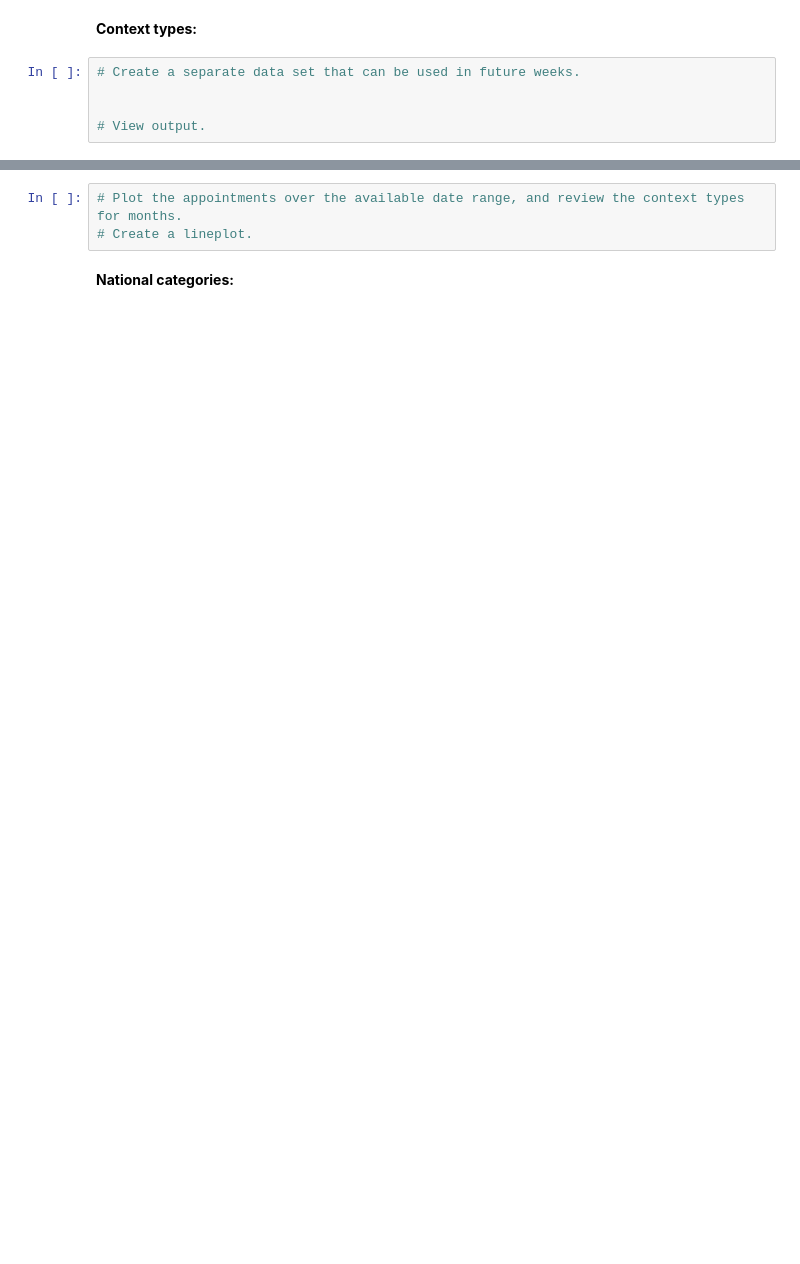
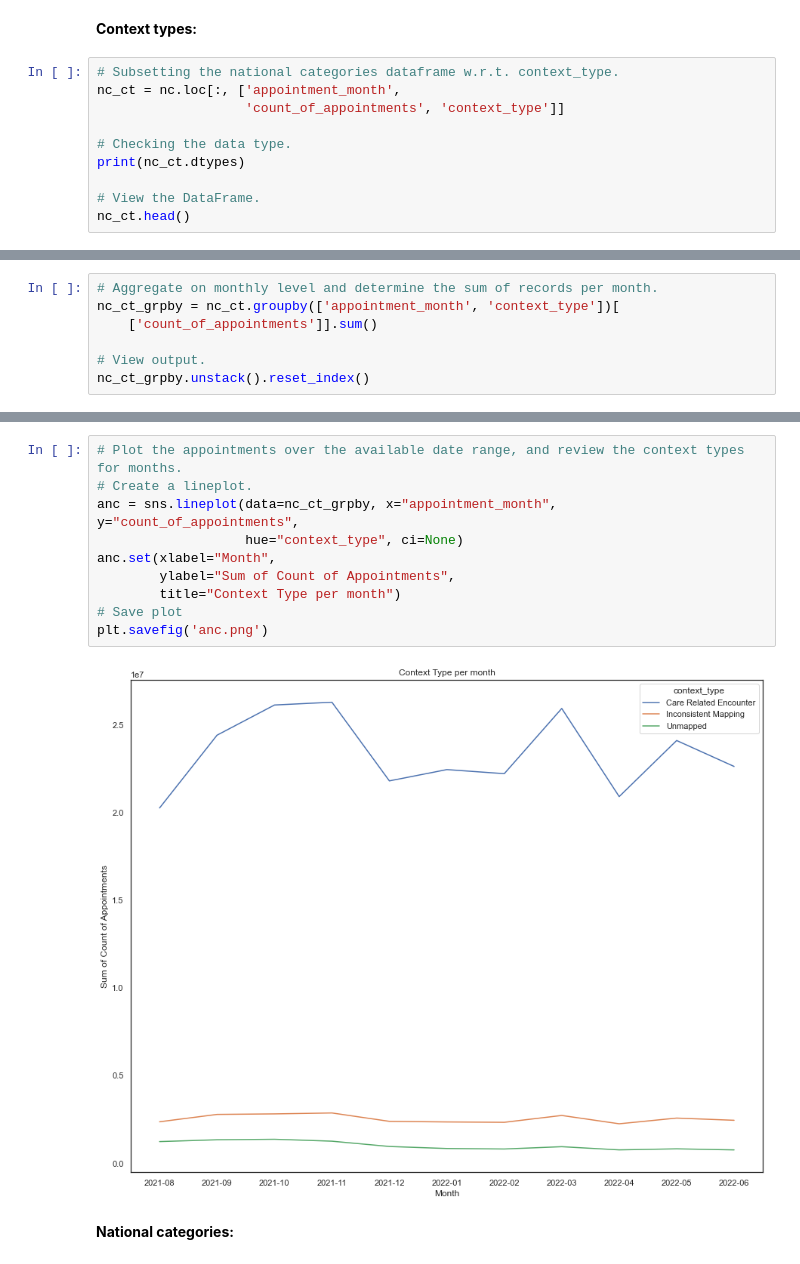
Before and after one commit to rohitabraham86/LSE_DA_NHS_analysis_rohit, a Jupyter notebook: nhs.ipynb, the cells around one changed output, grey strips where cells are left out. Drawn from its saved outputs; the diff is of its cells as text; blank space fills up the shorter version.

```diff
--- a/nhs.ipynb
+++ b/nhs.ipynb
@@ -628,7 +678,12 @@ Create three visualisations indicating the number of appointments per month for
 # %% [markdown]
 **Context types:**
 # %%
-# Create a separate data set that can be used in future weeks.
+# Subsetting the national categories dataframe w.r.t. context_type.
+nc_ct = nc.loc[:, ['appointment_month',
+                   'count_of_appointments', 'context_type']]
 
+# Checking the data type.
+print(nc_ct.dtypes)
 
-# View output.
+# View the DataFrame.
+nc_ct.head()
@@ -634,0 +701,7 @@ Create three visualisations indicating the number of appointments per month for
+# %%
+# Aggregate on monthly level and determine the sum of records per month.
+nc_ct_grpby = nc_ct.groupby(['appointment_month', 'context_type'])[
+    ['count_of_appointments']].sum()
+
+# View output.
+nc_ct_grpby.unstack().reset_index()
@@ -635,6 +722,15 @@ Create three visualisations indicating the number of appointments per month for
 # %%
 # Plot the appointments over the available date range, and review the context types for months.
 # Create a lineplot.
+anc = sns.lineplot(data=nc_ct_grpby, x="appointment_month", y="count_of_appointments",
+                   hue="context_type", ci=None)
+anc.set(xlabel="Month",
+        ylabel="Sum of Count of Appointments",
+        title="Context Type per month")
+# Save plot
+plt.savefig('anc.png')
+# %% [output]
+[figure, added]
 # %% [markdown]
 **National categories:**
 # %%
```
Also changed, not shown: parts of 62 cells of this notebook.
